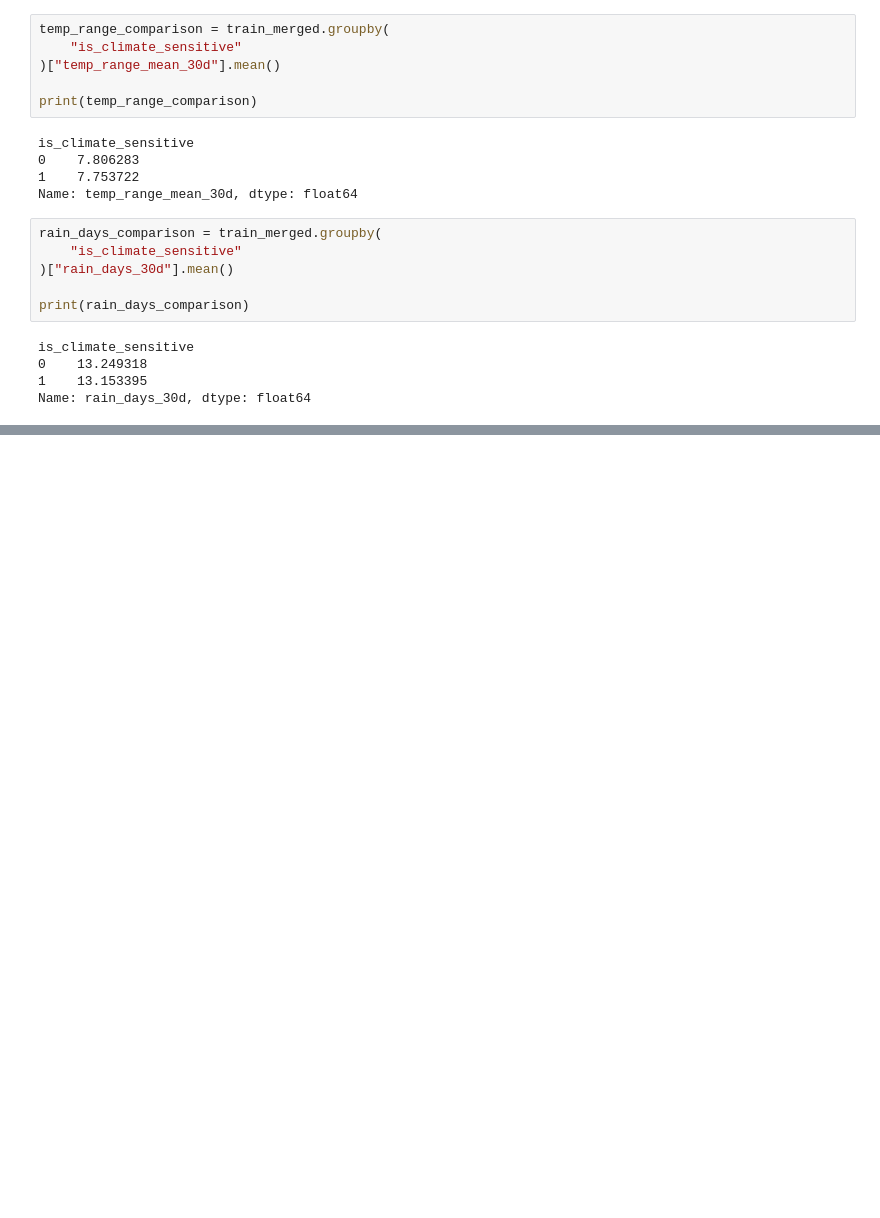
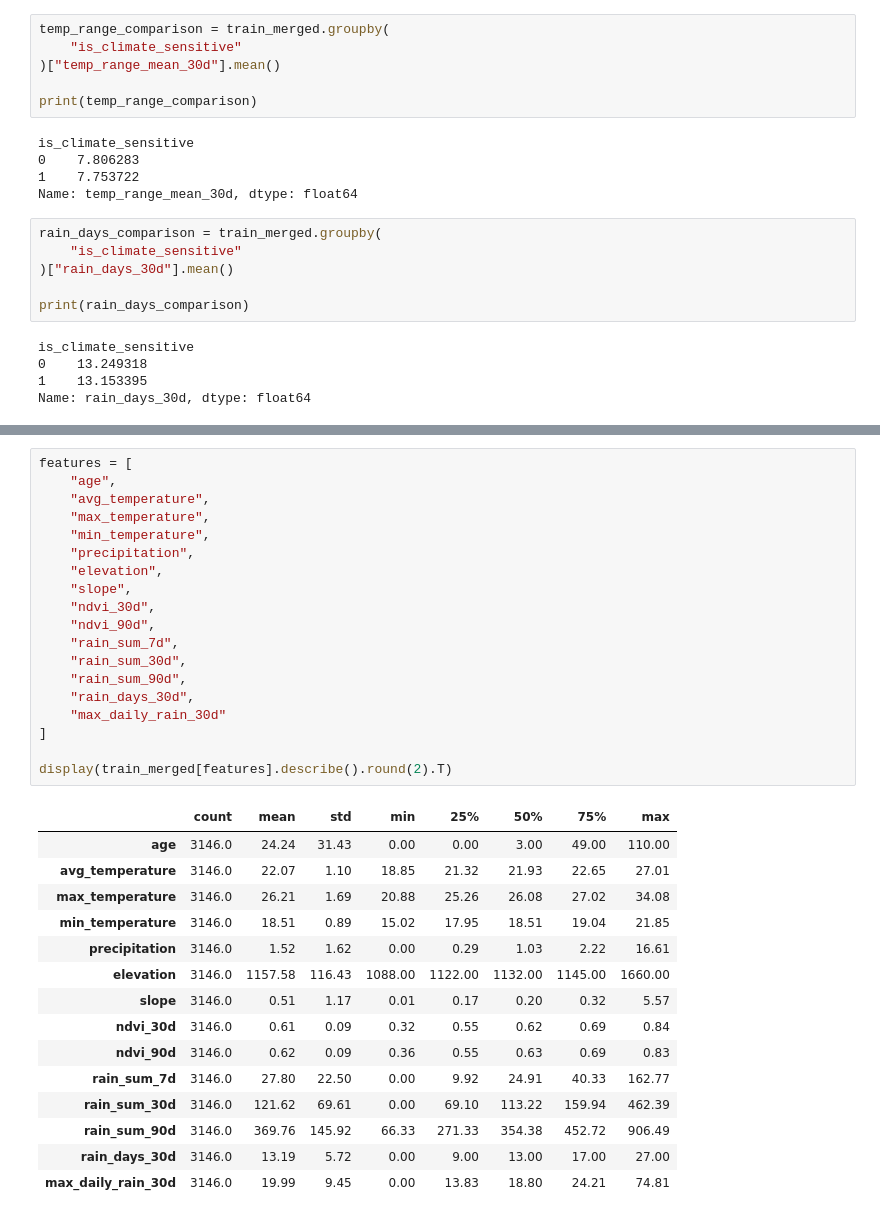
Before and after one commit to samad-source/climate_health_prediction, a Jupyter notebook: notebook/climate_features.ipynb, the cells around one changed output, grey strips where cells are left out. Saved outputs shown, nothing was run; the diff lists cells and outputs as text; blank space fills up the shorter version.

```diff
--- a/notebook/climate_features.ipynb
+++ b/notebook/climate_features.ipynb
@@ -742,0 +754,35 @@ Name: rain_days_30d, dtype: float64
+# %%
+features = [
+    "age",
+    "avg_temperature",
+    "max_temperature",
+    "min_temperature",
+    "precipitation",
+    "elevation",
+    "slope",
+    "ndvi_30d",
+    "ndvi_90d",
+    "rain_sum_7d",
+    "rain_sum_30d",
+    "rain_sum_90d",
+    "rain_days_30d",
+    "max_daily_rain_30d"
+]
+
+display(train_merged[features].describe().round(2).T)
+# %% [output]
+|  | count | mean | std | min | 25% | 50% | 75% | max |
+| age | 3146.0 | 24.24 | 31.43 | 0.00 | 0.00 | 3.00 | 49.00 | 110.00 |
+| avg_temperature | 3146.0 | 22.07 | 1.10 | 18.85 | 21.32 | 21.93 | 22.65 | 27.01 |
+| max_temperature | 3146.0 | 26.21 | 1.69 | 20.88 | 25.26 | 26.08 | 27.02 | 34.08 |
+| min_temperature | 3146.0 | 18.51 | 0.89 | 15.02 | 17.95 | 18.51 | 19.04 | 21.85 |
+| precipitation | 3146.0 | 1.52 | 1.62 | 0.00 | 0.29 | 1.03 | 2.22 | 16.61 |
+| elevation | 3146.0 | 1157.58 | 116.43 | 1088.00 | 1122.00 | 1132.00 | 1145.00 | 1660.00 |
+| slope | 3146.0 | 0.51 | 1.17 | 0.01 | 0.17 | 0.20 | 0.32 | 5.57 |
+| ndvi_30d | 3146.0 | 0.61 | 0.09 | 0.32 | 0.55 | 0.62 | 0.69 | 0.84 |
+| ndvi_90d | 3146.0 | 0.62 | 0.09 | 0.36 | 0.55 | 0.63 | 0.69 | 0.83 |
+| rain_sum_7d | 3146.0 | 27.80 | 22.50 | 0.00 | 9.92 | 24.91 | 40.33 | 162.77 |
+| rain_sum_30d | 3146.0 | 121.62 | 69.61 | 0.00 | 69.10 | 113.22 | 159.94 | 462.39 |
+| rain_sum_90d | 3146.0 | 369.76 | 145.92 | 66.33 | 271.33 | 354.38 | 452.72 | 906.49 |
+| rain_days_30d | 3146.0 | 13.19 | 5.72 | 0.00 | 9.00 | 13.00 | 17.00 | 27.00 |
+| max_daily_rain_30d | 3146.0 | 19.99 | 9.45 | 0.00 | 13.83 | 18.80 | 24.21 | 74.81 |
```
Also changed, not shown: parts of 4 cells of this notebook.
